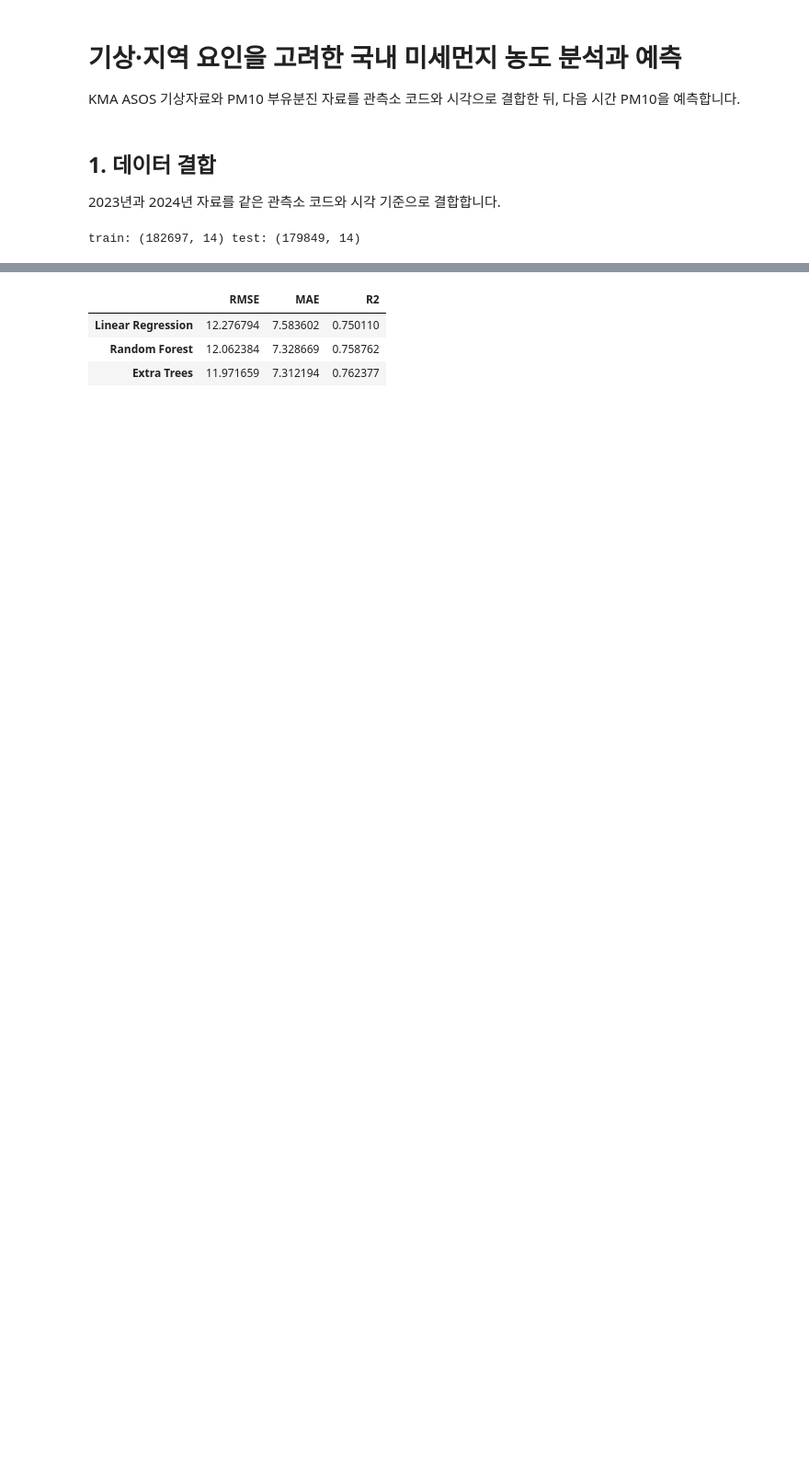
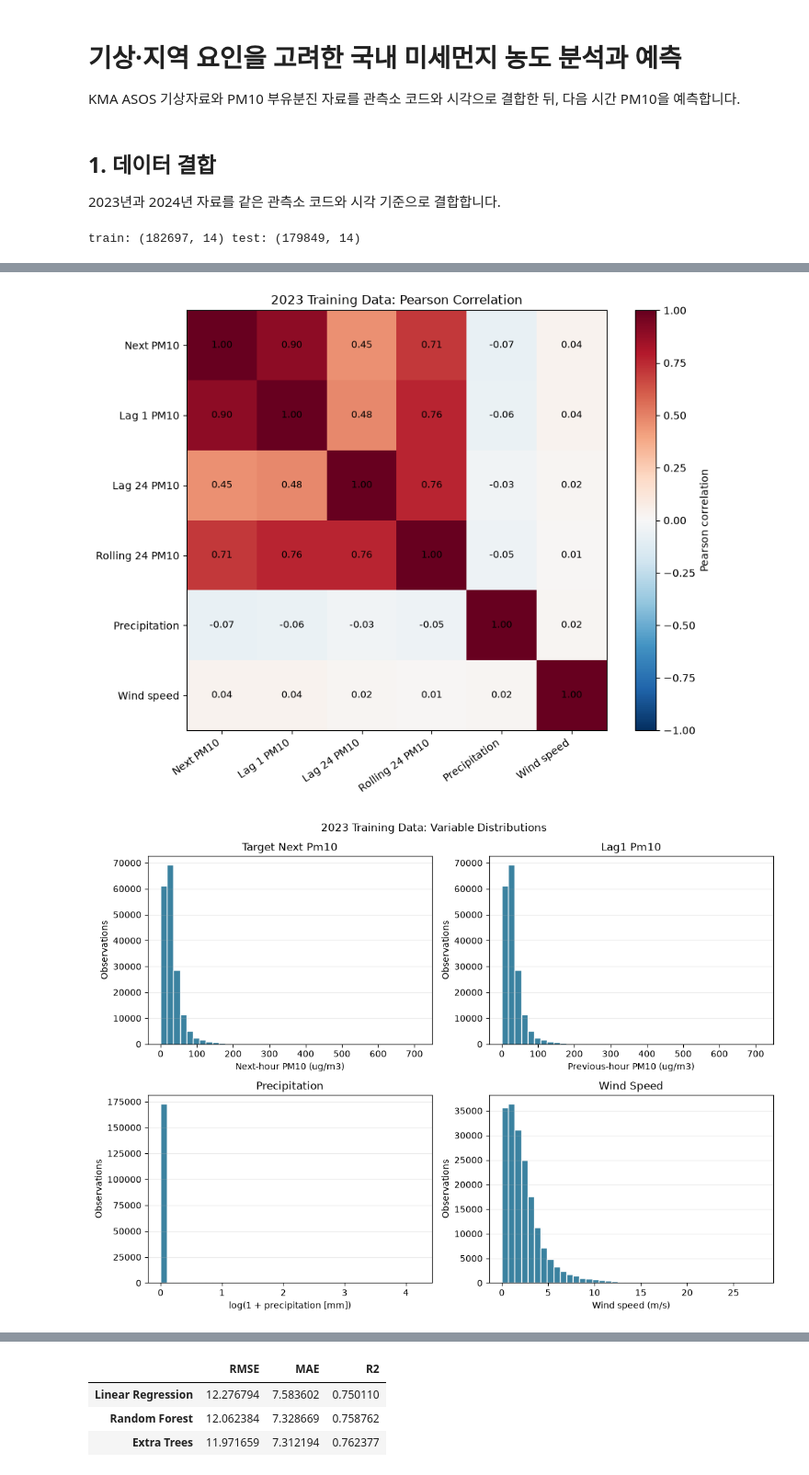
Before and after one commit to 0318light/PM_project, a Jupyter notebook: final_project.ipynb, the cells around one changed output, grey strips where cells are left out. Shown at 92% size. Saved outputs shown, nothing was run; the diff lists cells and outputs as text; code cells hidden in the pictures; blank space fills up the shorter version.

Commit message:
나머지 상관계수 및 readme 업데이트

```diff
--- a/final_project.ipynb
+++ b/final_project.ipynb
@@ -91 +95,46 @@ train: (182697, 14) test: (179849, 14)
+# %%
+# 타깃과 연속형 입력 변수의 기술통계량을 확인합니다.
+eda_columns = ['target_next_pm10', 'lag1_pm10', 'lag24_pm10', 'rolling24_pm10', 'precipitation', 'wind_speed']
+eda_summary = train[eda_columns].describe().T[['mean', 'std', 'min', '50%', 'max']].round(3)
+eda_summary
+
+# 상관계수 히트맵을 README에서 사용할 이미지 파일로 저장합니다.
+import numpy as np
+correlation = train[eda_columns].corr()
+labels = ['Next PM10', 'Lag 1 PM10', 'Lag 24 PM10', 'Rolling 24 PM10', 'Precipitation', 'Wind speed']
+fig, ax = plt.subplots(figsize=(9, 7))
+image = ax.imshow(correlation, cmap='RdBu_r', vmin=-1, vmax=1)
+ax.set_xticks(range(len(labels)), labels=labels, rotation=35, ha='right')
+ax.set_yticks(range(len(labels)), labels=labels)
+for row in range(len(labels)):
+    for column in range(len(labels)):
+        ax.text(column, row, f'{correlation.iloc[row, column]:.2f}', ha='center', va='center', fontsize=9)
+ax.set_title('2023 Training Data: Pearson Correlation')
+fig.colorbar(image, ax=ax, label='Pearson correlation')
+fig.tight_layout()
+fig.savefig(IMAGE_DIR / 'correlation_heatmap.png', dpi=150)
+plt.show()
+
+# 편중된 강수량 분포는 log(1+x) 변환해 나머지 분포와 비교합니다.
+fig, axes = plt.subplots(2, 2, figsize=(11, 8))
+distributions = [
+    ('target_next_pm10', 'Next-hour PM10 (ug/m3)', False),
+    ('lag1_pm10', 'Previous-hour PM10 (ug/m3)', False),
+    ('precipitation', 'log(1 + precipitation [mm])', True),
+    ('wind_speed', 'Wind speed (m/s)', False),
+]
+for ax, (column, label, log_transform) in zip(axes.flat, distributions):
+    values = np.log1p(train[column]) if log_transform else train[column]
+    ax.hist(values, bins=40, color='#3B82A0', edgecolor='white')
+    ax.set_title(column.replace('_', ' ').title())
+    ax.set_xlabel(label)
+    ax.set_ylabel('Observations')
+    ax.grid(axis='y', alpha=0.25)
+fig.suptitle('2023 Training Data: Variable Distributions')
+fig.tight_layout()
+fig.savefig(IMAGE_DIR / 'eda_distribution.png', dpi=150)
+plt.show()
+# %% [output]
+[figure, added]
+[figure, added]
 # %% [markdown]
```
Also changed, not shown: parts of 7 cells of this notebook, 5 other files.
